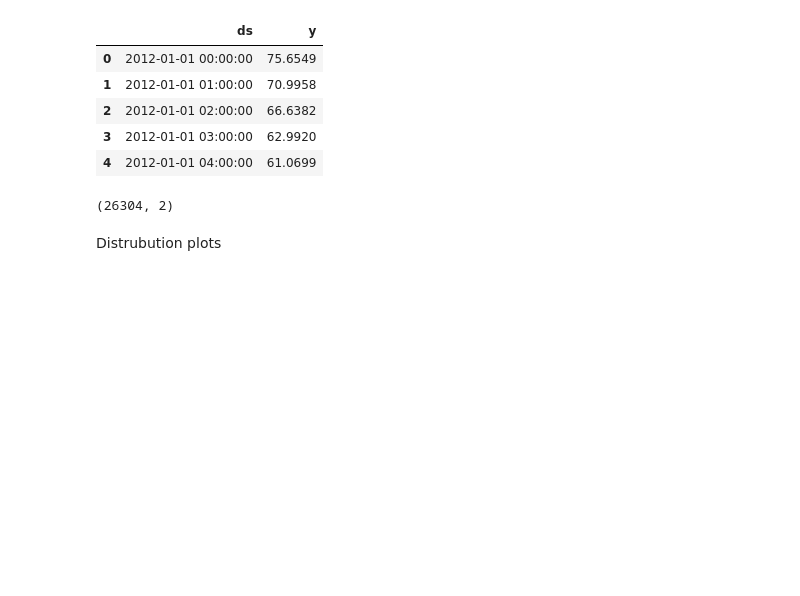
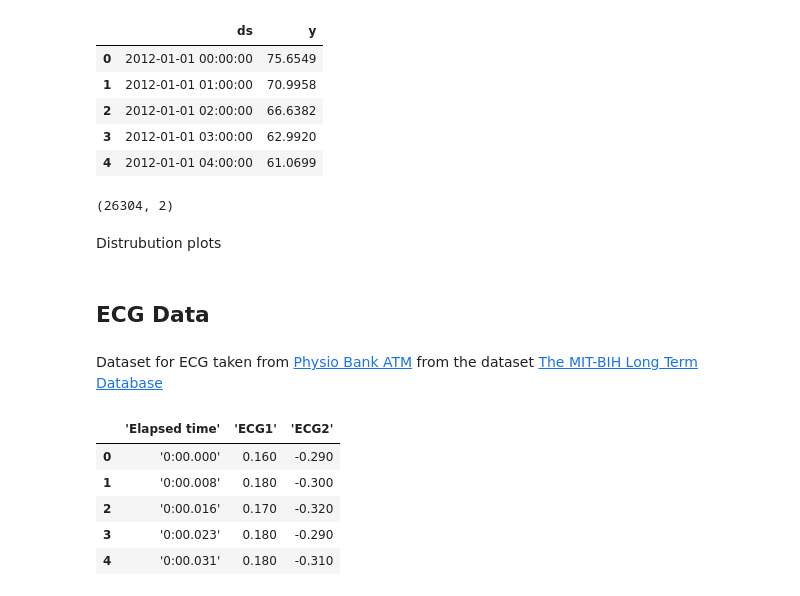
Before and after one commit to samtholathrobin/Dynamic-Time-Series-Ensemble, a Jupyter notebook: intro.ipynb, the cells around one changed output. Drawn from its saved outputs; the diff is of its cells as text; code cells hidden in the pictures; blank space fills up the shorter version.

```diff
--- a/intro.ipynb
+++ b/intro.ipynb
@@ -39,3 +39,7 @@ Distrubution plots
 # %%
 fig = px.line(df, x=df["ds"], y=df["y"])
 fig.show()
+# %% [markdown]
+## ECG Data
+# %% [markdown]
+Dataset for ECG taken from [Physio Bank ATM](https://archive.physionet.org/cgi-bin/atm/ATM) from the dataset [The MIT-BIH Long Term Database](https://archive.physionet.org/physiobank/database/ltdb/)
@@ -41,0 +48,11 @@ fig.show()
+# %%
+df=pd.read_csv("ECG_preds.csv")
+df = df.iloc[1:].reset_index(drop=True)
+df.head()
+# %% [output]
+|  | 'Elapsed time' | 'ECG1' | 'ECG2' |
+| 0 | '0:00.000' | 0.160 | -0.290 |
+| 1 | '0:00.008' | 0.180 | -0.300 |
+| 2 | '0:00.016' | 0.170 | -0.320 |
+| 3 | '0:00.023' | 0.180 | -0.290 |
+| 4 | '0:00.031' | 0.180 | -0.310 |
```
Also changed, not shown: parts of 9 cells of this notebook, 5 other files.
